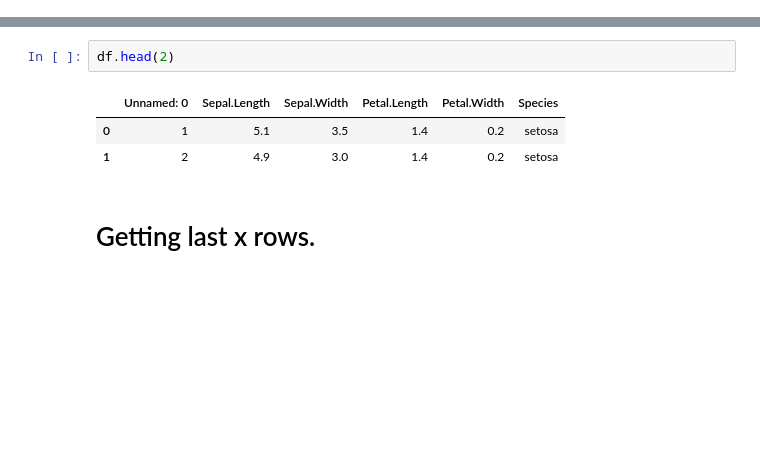
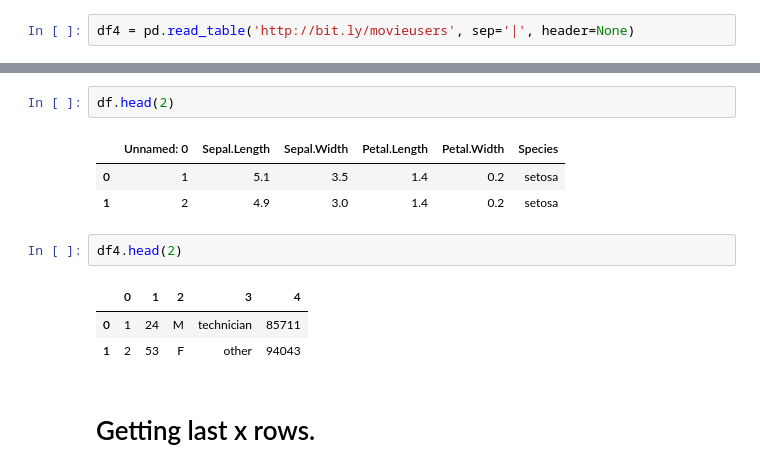
Before and after one commit to felixfan/scripts, a Jupyter notebook: python/ipynb/pandas.ipynb, the cells around one changed output, grey strips where cells are left out. Cells and saved outputs as stored; diff of their text form; blank space fills up the shorter version.

Commit message:
read tabular data file

```diff
--- a/python/ipynb/pandas.ipynb
+++ b/python/ipynb/pandas.ipynb
@@ -14,3 +21,5 @@ df = pd.read_csv('iris.csv', header=0)
+# %%
+df4 = pd.read_table('http://bit.ly/movieusers', sep='|', header=None)
 # %% [markdown]
 # Getting first x rows.
 # %%
@@ -19,6 +28,12 @@ df.head(2)
 |  | Unnamed: 0 | Sepal.Length | Sepal.Width | Petal.Length | Petal.Width | Species |
 | 0 | 1 | 5.1 | 3.5 | 1.4 | 0.2 | setosa |
 | 1 | 2 | 4.9 | 3.0 | 1.4 | 0.2 | setosa |
+# %%
+df4.head(2)
+# %% [output]
+|  | 0 | 1 | 2 | 3 | 4 |
+| 0 | 1 | 24 | M | technician | 85711 |
+| 1 | 2 | 53 | F | other | 94043 |
 # %% [markdown]
 # Getting last x rows.
 # %%
```
Also changed, not shown: parts of 20 cells of this notebook.
